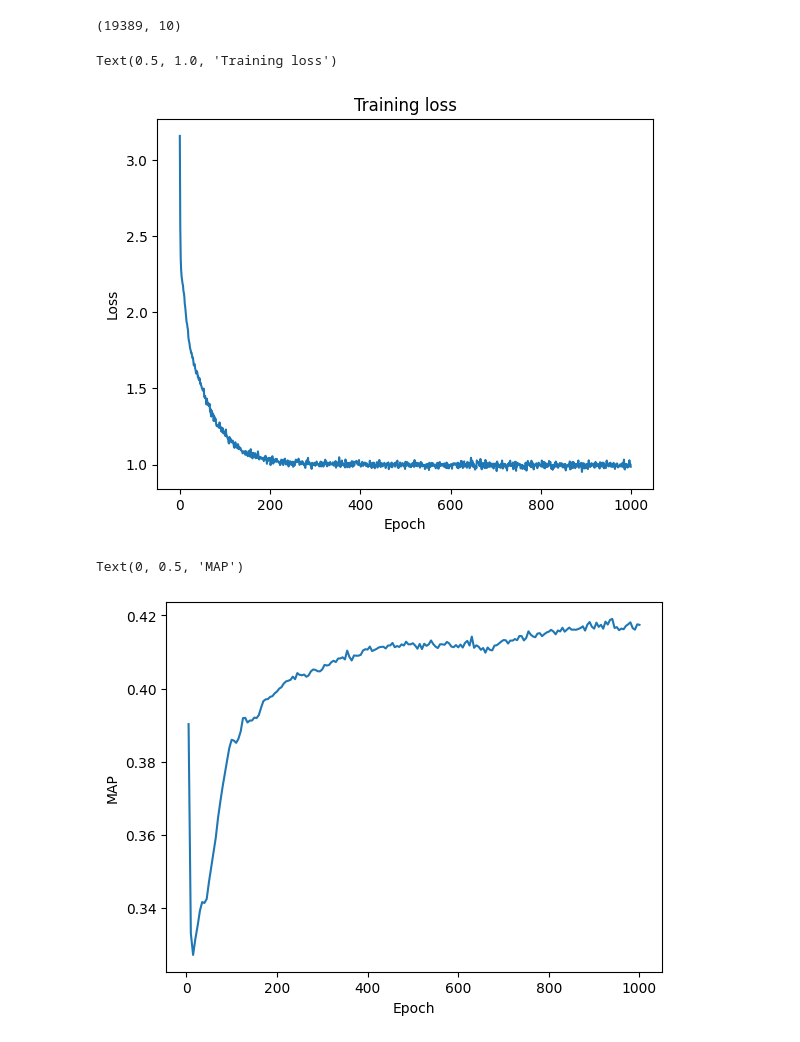
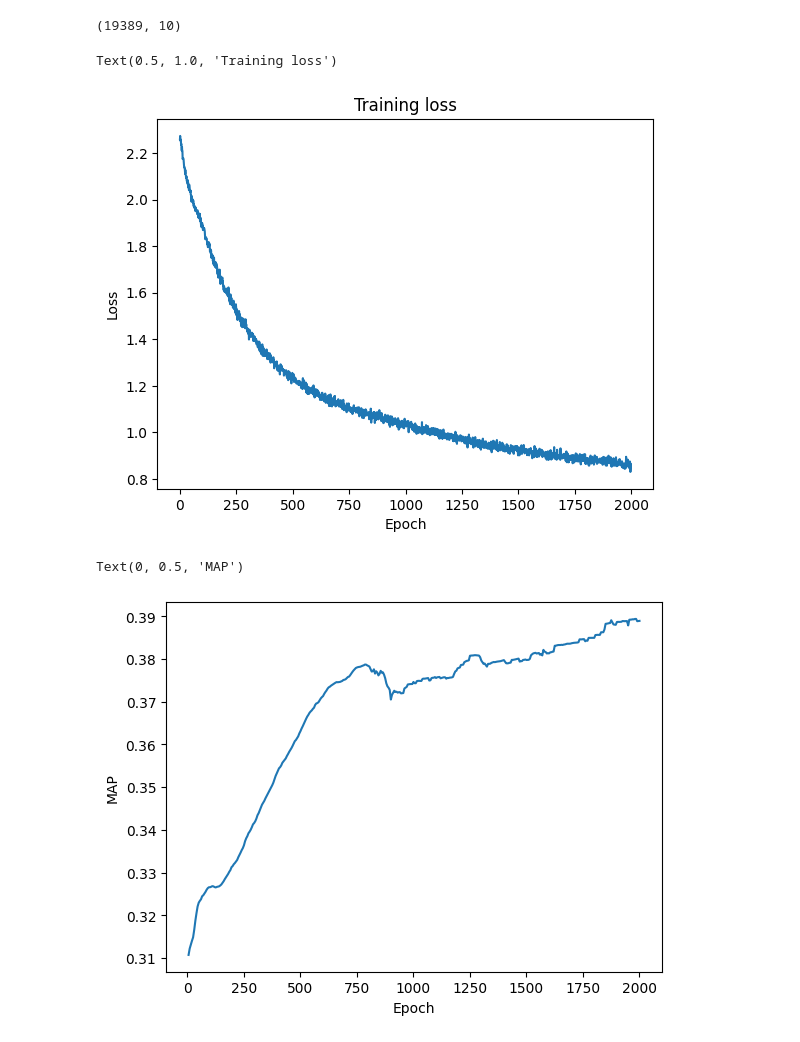
Before and after one commit to averniere/OT_simulation_maladies, a Jupyter notebook: HGCN/test.ipynb, the cells around one changed output. Drawn from its saved outputs; the diff is of its cells as text; code cells hidden in the pictures.

```diff
--- a/HGCN/test.ipynb
+++ b/HGCN/test.ipynb
@@ -15,16 +12,16 @@ print(embeddings.shape)
 # %% [output]
 (19389, 10)
 # %%
-with open(os.path.join("logs/2026_4_30/4", 'metrics.json'), 'r') as f:
+with open(os.path.join("logs/2026_5_4/5", 'metrics.json'), 'r') as f:
     results = json.load(f)
 
 plt.plot(results['train_losses'])
 plt.xlabel('Epoch')
 plt.ylabel('Loss')
 plt.title('Training loss')
 # %% [output]
 Text(0.5, 1.0, 'Training loss')
-[figure, old version]
+[figure, new version]
 # %%
 epochs = [m['epoch'] for m in results['val_metrics']]
 maps = [m['roc'] for m in results['val_metrics']]  # ou 'ap' selon ce que retourne compute_metrics
@@ -34,4 +31,4 @@ plt.xlabel('Epoch')
 plt.ylabel('MAP')
 # %% [output]
 Text(0, 0.5, 'MAP')
-[figure, old version]
+[figure, new version]
```
Also changed, not shown: parts of 6 cells of this notebook, 7 other files.
